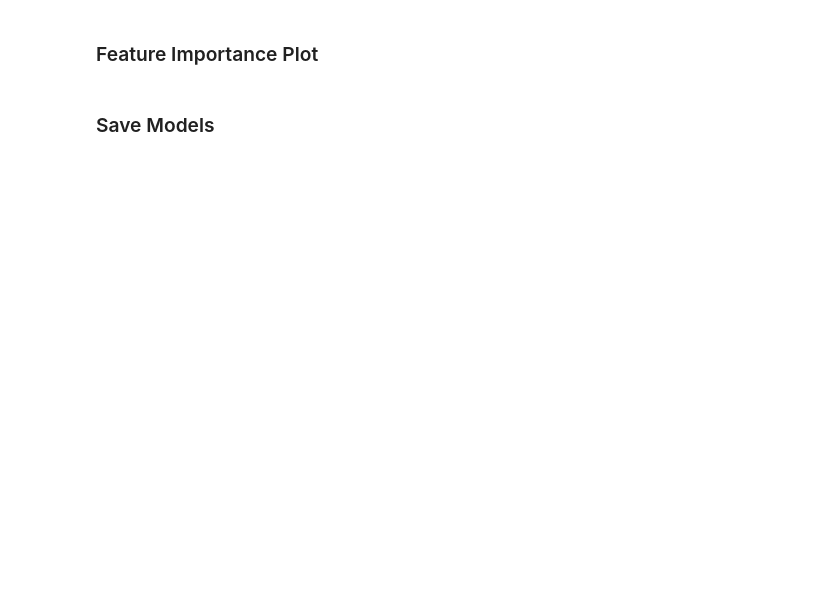
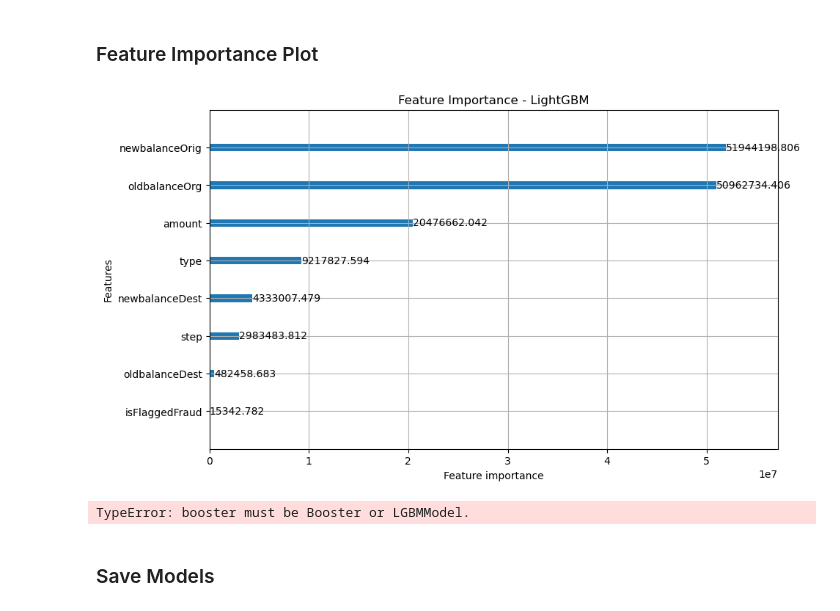
Before and after one commit to Reetwiz/PaySim_Fraud_Detection, a Jupyter notebook: 2-CorrectedSMOTE.ipynb, the cells around one changed output. Drawn from its saved outputs; the diff is of its cells as text; code cells hidden in the pictures; blank space fills up the shorter version.

```diff
--- a/2-CorrectedSMOTE.ipynb
+++ b/2-CorrectedSMOTE.ipynb
@@ -76,15 +127,16 @@ evaluate_model(xgb_model, X_test, y_test, "XGBoost")
 # %% [markdown]
  ### Feature Importance Plot
 # %%
-def plot_feature_importance(model, X, model_name):
-    explainer = shap.Explainer(model)
-    shap_values = explainer(X)
-    shap.summary_plot(shap_values, X, plot_type="bar", show=False)
+def plot_feature_importance(model, model_name):
+    lgb.plot_importance(model, importance_type='gain', figsize=(10, 6))
     plt.title(f"Feature Importance - {model_name}")
     plt.show()
 # %%
-plot_feature_importance(lgb_model, X_test, "LightGBM")
-plot_feature_importance(xgb_model, X_test, "XGBoost")
+plot_feature_importance(lgb_model, "LightGBM")
+plot_feature_importance(xgb_model, "XGBoost")
+# %% [output]
+[figure, added]
+TypeError: booster must be Booster or LGBMModel.
 # %% [markdown]
  ### Save Models
 # %%
```
Also changed, not shown: parts of 5 cells of this notebook, 1 other file.
